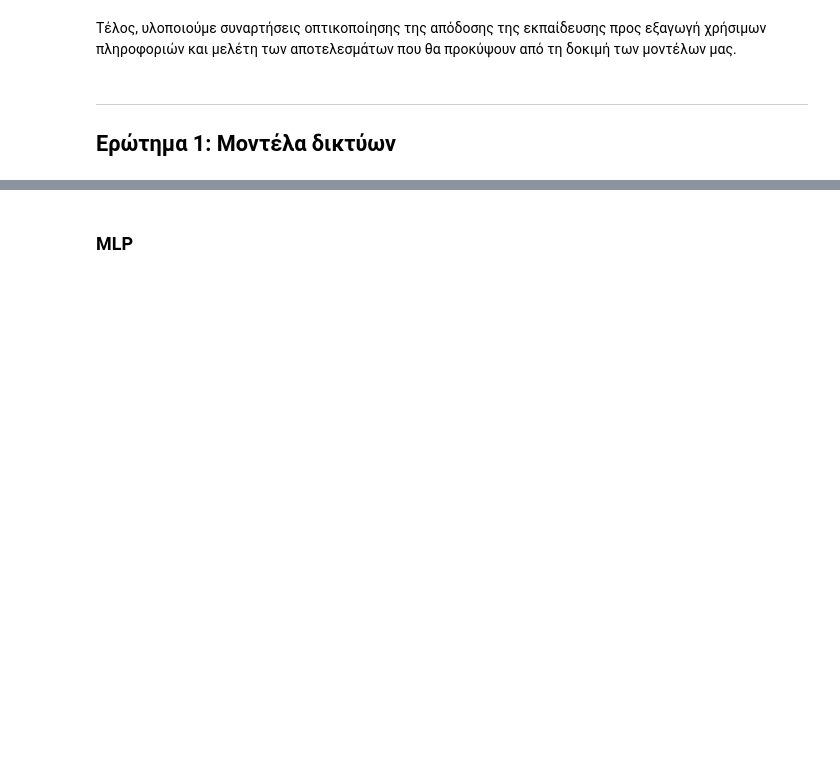
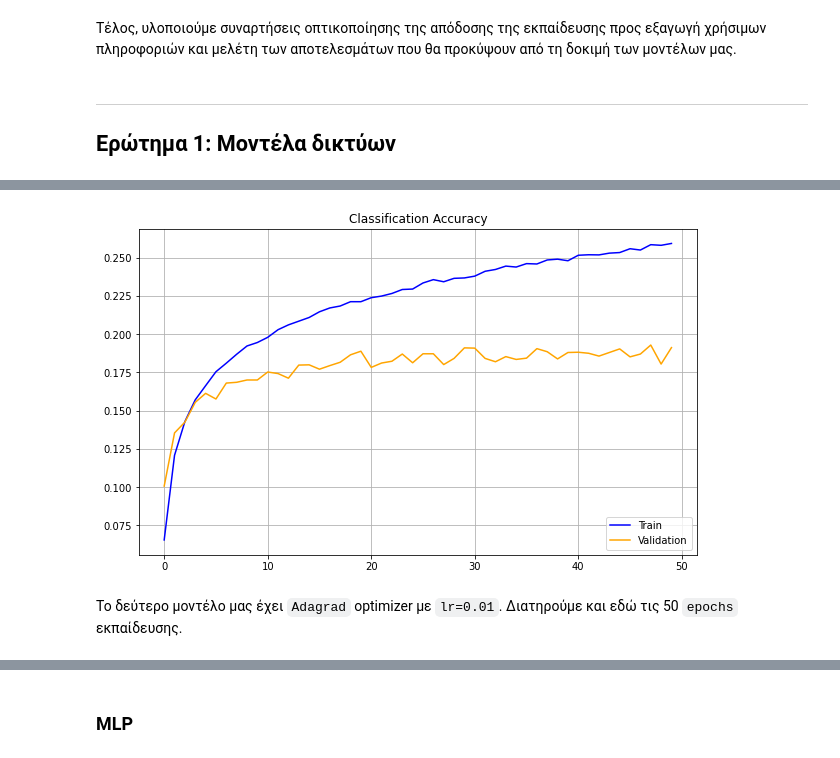
Before and after one commit to sonqo/ntua-ypsilon, a Jupyter notebook: 5_Image_Video_Analysis_Processing/CIFAR_100/CIFAR.ipynb, the cells around one changed output, grey strips where cells are left out. Cells and saved outputs as stored; diff of their text form; code cells hidden in the pictures; blank space fills up the shorter version.

Commit message:
Completed 3/5 CNN baseline training

```diff
--- a/5_Image_Video_Analysis_Processing/CIFAR_100/CIFAR.ipynb
+++ b/5_Image_Video_Analysis_Processing/CIFAR_100/CIFAR.ipynb
@@ -157,28 +168,20 @@ def train_model(model, epochs):
 # %%
 def summarize_diagnostics(history):
 	""" Plot diagnostic learning curves. """
-	plt.figure(figsize=(8, 8))
-	plt.suptitle('Training Curves')
-	# plot loss
-	plt.subplot(211)
-	plt.title('Cross Entropy Loss')
-	plt.plot(history.history['loss'], color='blue', label='train')
-	plt.plot(history.history['val_loss'], color='orange', label='val')
-	plt.legend(loc='upper right')
-	# plot accuracy
-	plt.subplot(212)
+	plt.figure(figsize=(10, 6))
 	plt.title('Classification Accuracy')
-	plt.plot(history.history['accuracy'], color='blue', label='train')
-	plt.plot(history.history['val_accuracy'], color='orange', label='val')
+	plt.plot(history.history['accuracy'], color='blue', label='Train')
+	plt.plot(history.history['val_accuracy'], color='orange', label='Validation')
 	plt.legend(loc='lower right')
-	return plt
+	plt.grid()
+	plt.show()
 
 def model_evaluation(model, evaluation_steps):
 	""" Print test set and evaluation metrics. """
 	print('\nTest set evaluation metrics')
-	loss0, accuracy0 = model.evaluate(test_ds, steps=x_test.shape[0]//BATCH_SIZE)
-	print("loss: {:.2f}".format(loss0))
-	print("accuracy: {:.2f}".format(accuracy0))
+	loss, accuracy = model.evaluate(test_ds, steps=x_test.shape[0]//BATCH_SIZE)
+	print("loss: {:.2f}".format(loss))
+	print("accuracy: {:.2f}".format(accuracy))
 
 def model_report(model, history, evaluation_steps=10):
 	plt = summarize_diagnostics(history)
@@ -195,13 +210,13 @@ def model_report(model, history, evaluation_steps=10):
 # %%
-def init_baseline(summary):
+def init_softmax_adam(summary):
 
   model = models.Sequential()
 
+  model.add(layers.Flatten(input_shape=(32, 32, 3)))
   model.add(layers.Dense(200, activation='softmax'))
 
   model.compile(optimizer=tf.optimizers.Adam(lr=0.0001), loss=tf.keras.losses.sparse_categorical_crossentropy, metrics=["accuracy"])
 
   if summary:
-    model.build((None, 32, 32, 3))
     model.summary()
   return model
@@ -209,0 +223,10 @@ BASE_MODEL = init_baseline(summary=True)
+# %%
+# Initialize model
+SOFTMAX_MODEL_ADAM = init_softmax_adam(summary=True)
+
+# Train for 50 epochs
+SOFTMAX_MODEL_ADAM_history = train_model(SOFTMAX_MODEL_ADAM, 50)
+
+# Dump training history
+history_dict = SOFTMAX_MODEL_ADAM_history.history
+json.dump(history_dict, open('SOFTMAX_MODEL_ADAM.json', 'w'))
@@ -209,0 +251,6 @@ BASE_MODEL = init_baseline(summary=True)
+# %%
+summarize_diagnostics(SOFTMAX_MODEL_ADAM_history)
+# %% [output]
+[figure, added]
+# %% [markdown]
+Το δεύτερο μοντέλο μας έχει `Adagrad` optimizer με `lr=0.01`. Διατηρούμε και εδώ τις 50 `epochs` εκπαίδευσης.
```
Also changed, not shown: parts of 69 cells of this notebook.
